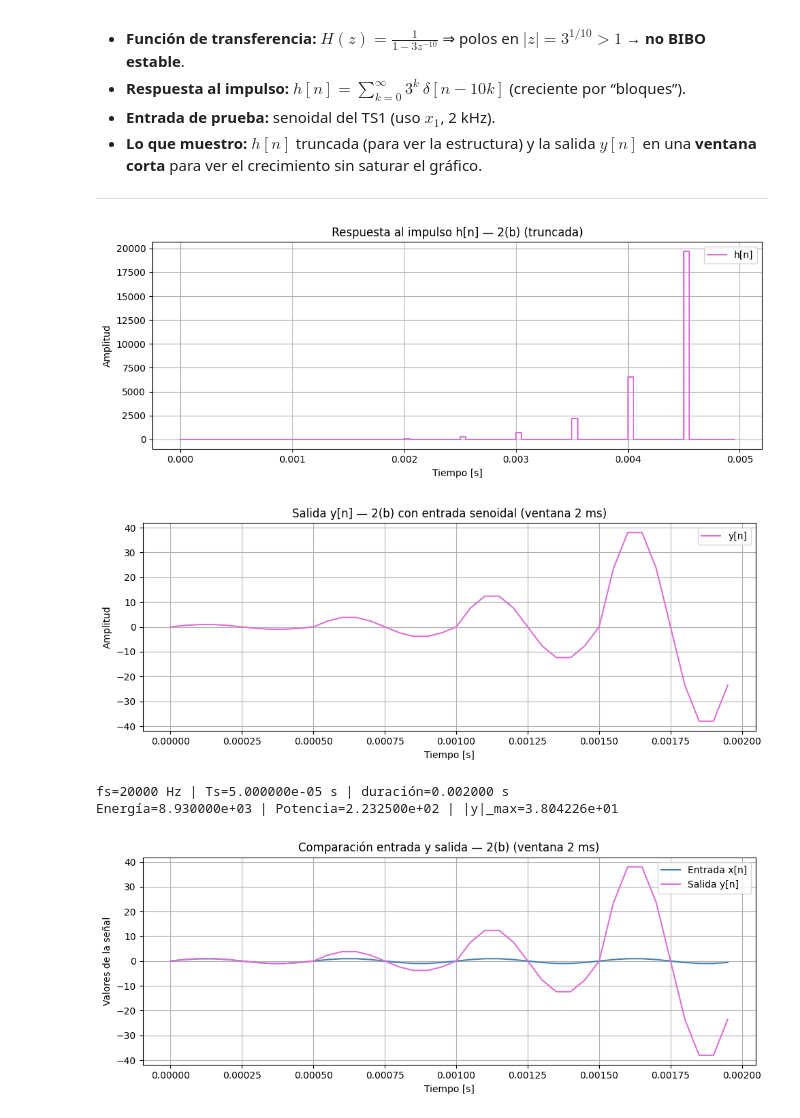
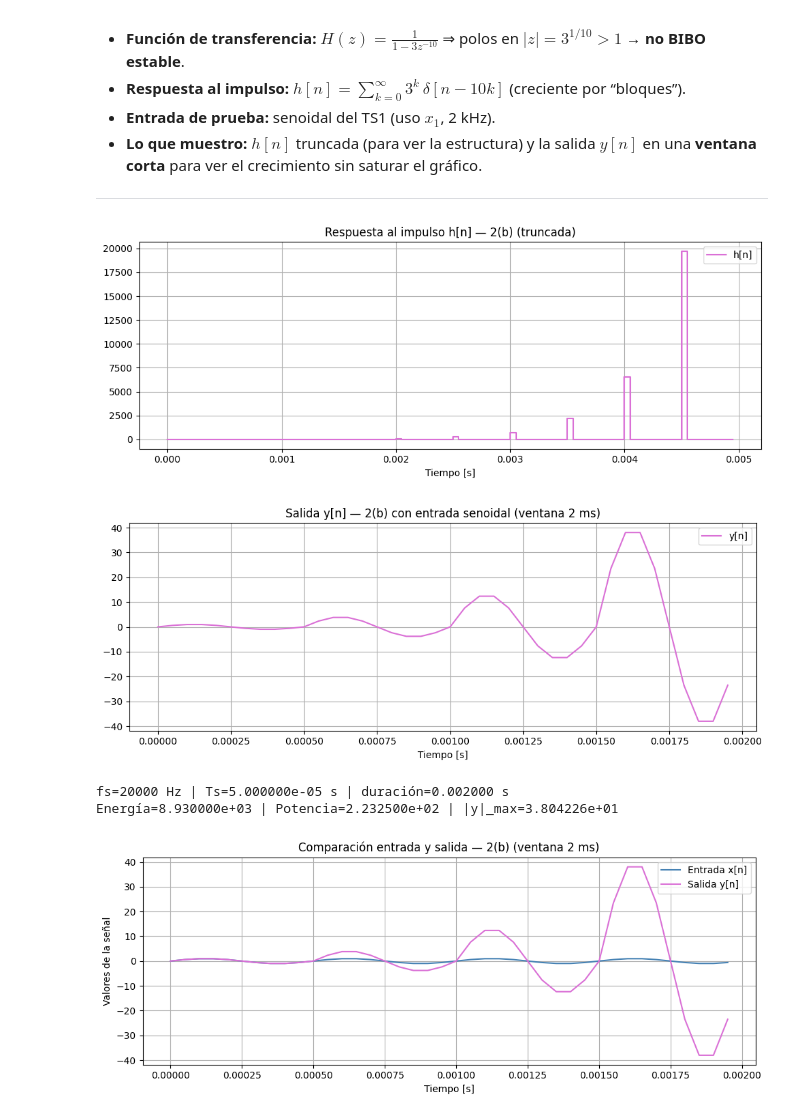
Before and after one commit to MSereGB/APS-Serena, a Jupyter notebook: Trabajos Prácticos/TS2_APS_GIL.ipynb, the cells around one changed output. Saved outputs shown, nothing was run; the diff lists cells and outputs as text; code cells hidden in the pictures.

```diff
--- a/Trabajos Prácticos/TS2_APS_GIL.ipynb
+++ b/Trabajos Prácticos/TS2_APS_GIL.ipynb
@@ -332,37 +332,37 @@ delta = np.zeros(N_h); delta[0] = 1.0
 h = sistema_2b(delta)
 t_h = np.arange(N_h)/float(fs)
 
 plt.figure(figsize=(10,4))
 plt.step(t_h, h, where="post", label="h[n]", color='orchid')
 plt.title("Respuesta al impulso h[n] — 2(b) (truncada)")
-plt.xlabel("Tiempo [s]"); plt.ylabel("Amplitud")
+plt.xlabel("Tiempo [s]");
 plt.grid(True); plt.legend(); plt.tight_layout(); plt.show()
 
 # Salida ante una senoidal
 N_short = max(1, int(0.002*fs))
 x_short = x1[:N_short]
 t_short = t[:N_short]
 
 y = sistema_2b(x_short)
 
 plt.figure(figsize=(10,4))
 plt.plot(t_short, y, label="y[n]", color='orchid')
 plt.title("Salida y[n] — 2(b) con entrada senoidal (ventana 2 ms)")
-plt.xlabel("Tiempo [s]"); plt.ylabel("Amplitud")
+plt.xlabel("Tiempo [s]");
 plt.grid(True); plt.legend(); plt.tight_layout(); plt.show()
 
 # Parámetros sobre la ventana simulada
 Ts  = 1.0/float(fs)
 dur = len(y)/float(fs)
 E   = float(np.sum(y*y))        # energía en la ventana
 P   = float(np.mean(y*y))       # potencia media en la ventana
 ymax = float(np.max(np.abs(y)))
 
 print(f"fs={fs:.0f} Hz | Ts={Ts:.6e} s | duración={dur:.6f} s")
 print(f"Energía={E:.6e} | Potencia={P:.6e} | |y|_max={ymax:.6e}")
 # %% [output]
-[figure, old version]
+[figure, new version]
-[figure, old version]
+[figure, new version]
 fs=20000 Hz | Ts=5.000000e-05 s | duración=0.002000 s
 Energía=8.930000e+03 | Potencia=2.232500e+02 | |y|_max=3.804226e+01
 # %%
```
Also changed, not shown: parts of 3 cells of this notebook.
